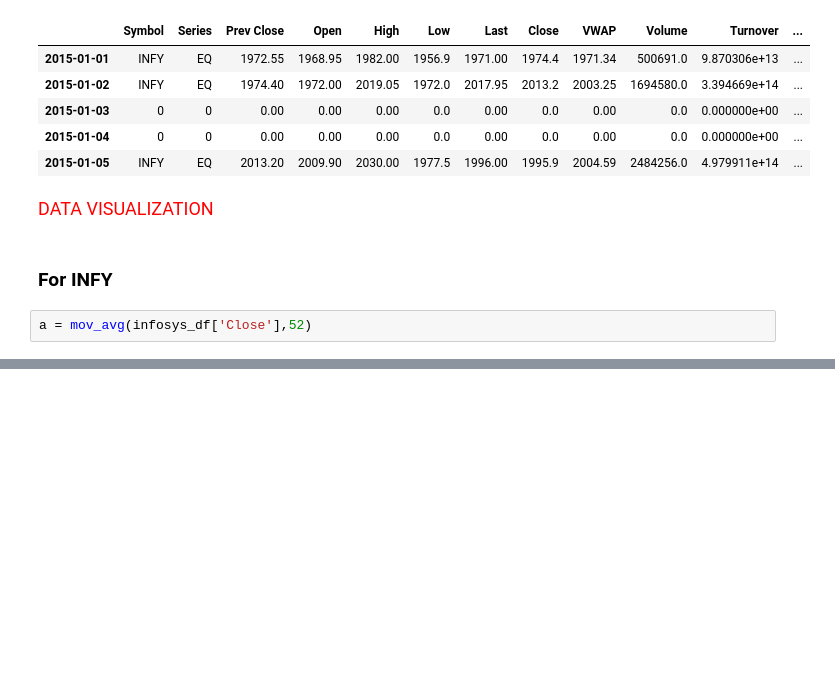
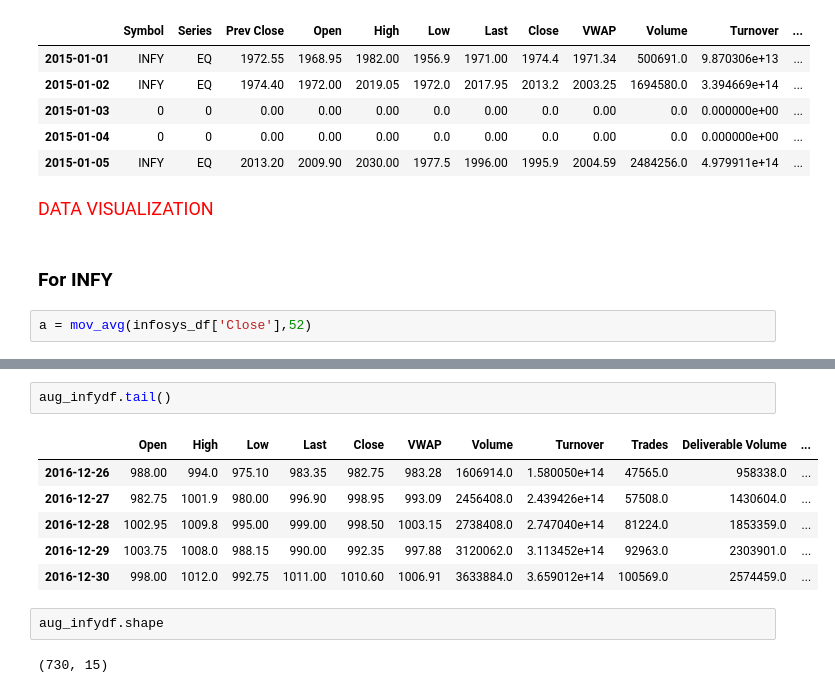
Before and after one commit to enjis/python_test, a Jupyter notebook: Exploratory analysis.ipynb, the cells around one changed output, grey strips where cells are left out. Saved outputs shown, nothing was run; the diff lists cells and outputs as text; blank space fills up the shorter version.

```diff
--- a/Exploratory analysis.ipynb
+++ b/Exploratory analysis.ipynb
@@ -249,0 +273,13 @@ show(p)
+# %%
+aug_infydf.tail()
+# %% [output]
+|  | Open | High | Low | Last | Close | VWAP | Volume | Turnover | Trades | Deliverable Volume | ... |
+| 2016-12-26 | 988.00 | 994.0 | 975.10 | 983.35 | 982.75 | 983.28 | 1606914.0 | 1.580050e+14 | 47565.0 | 958338.0 | ... |
+| 2016-12-27 | 982.75 | 1001.9 | 980.00 | 996.90 | 998.95 | 993.09 | 2456408.0 | 2.439426e+14 | 57508.0 | 1430604.0 | ... |
+| 2016-12-28 | 1002.95 | 1009.8 | 995.00 | 999.00 | 998.50 | 1003.15 | 2738408.0 | 2.747040e+14 | 81224.0 | 1853359.0 | ... |
+| 2016-12-29 | 1003.75 | 1008.0 | 988.15 | 990.00 | 992.35 | 997.88 | 3120062.0 | 3.113452e+14 | 92963.0 | 2303901.0 | ... |
+| 2016-12-30 | 998.00 | 1012.0 | 992.75 | 1011.00 | 1010.60 | 1006.91 | 3633884.0 | 3.659012e+14 | 100569.0 | 2574459.0 | ... |
+# %%
+aug_infydf.shape
+# %% [output]
+(730, 15)
```
Also changed, not shown: parts of 6 cells of this notebook, 1 other file.
